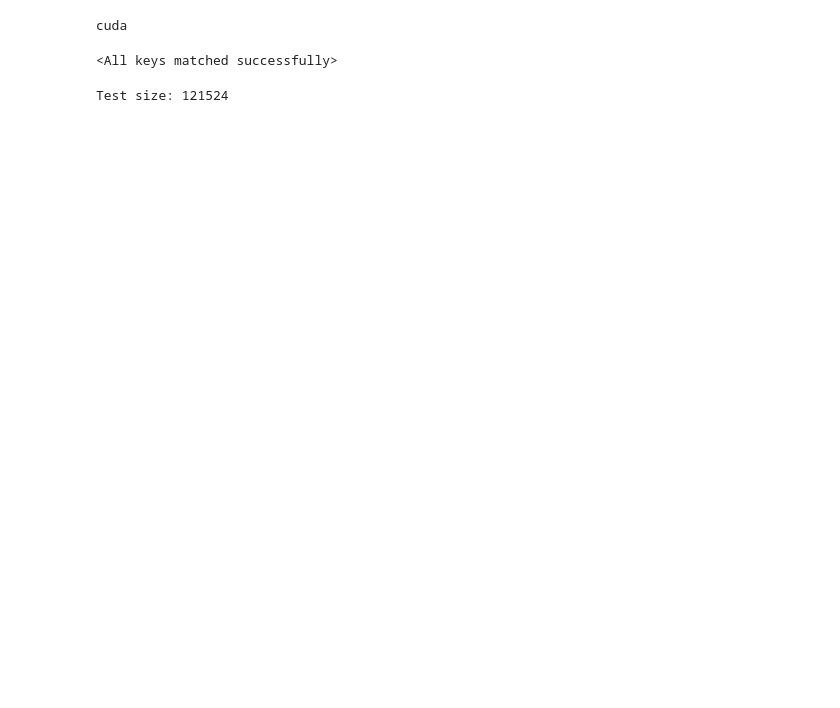
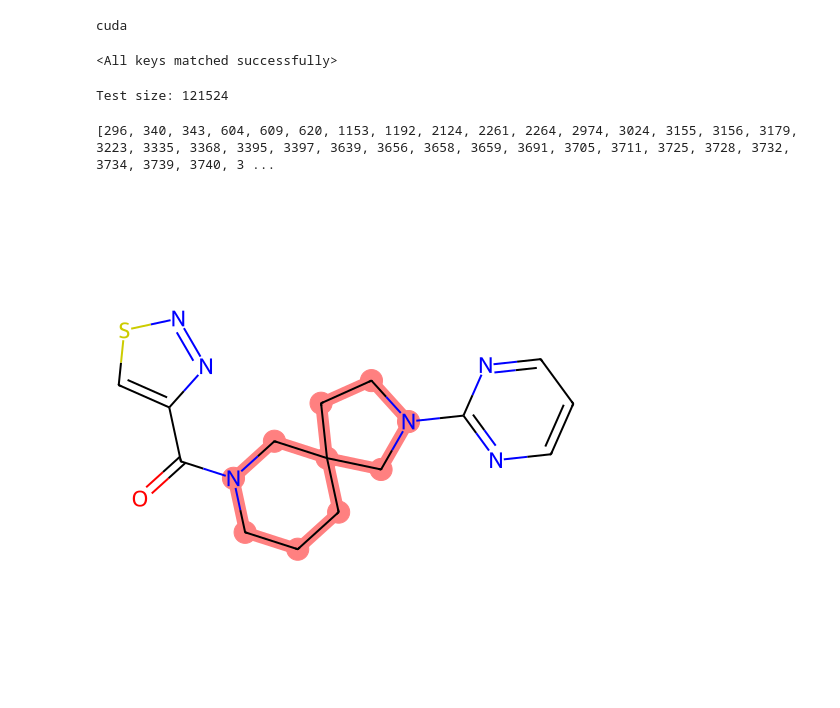
Before and after one commit to asiomchen/mldd23_project1, a Jupyter notebook: results_visualisation.ipynb, the cells around one changed output. Cells and saved outputs as stored; diff of their text form; code cells hidden in the pictures; blank space fills up the shorter version.

```diff
--- a/results_visualisation.ipynb
+++ b/results_visualisation.ipynb
@@ -112,3 +112,8 @@ def idxise_fp(fp):
         if fp[i] == 1:
             fps_idxised.append(i)
     return(fps_idxised)
+# %%
+highlight(0, 296) #(molecule number in batch, substructure key)
+# %% [output]
+[296, 340, 343, 604, 609, 620, 1153, 1192, 2124, 2261, 2264, 2974, 3024, 3155, 3156, 3179, 3223, 3335, 3368, 3395, 3397, 3639, 3656, 3658, 3659, 3691, 3705, 3711, 3725, 3728, 3732, 3734, 3739, 3740, 3 ...
+[figure, added]
```
